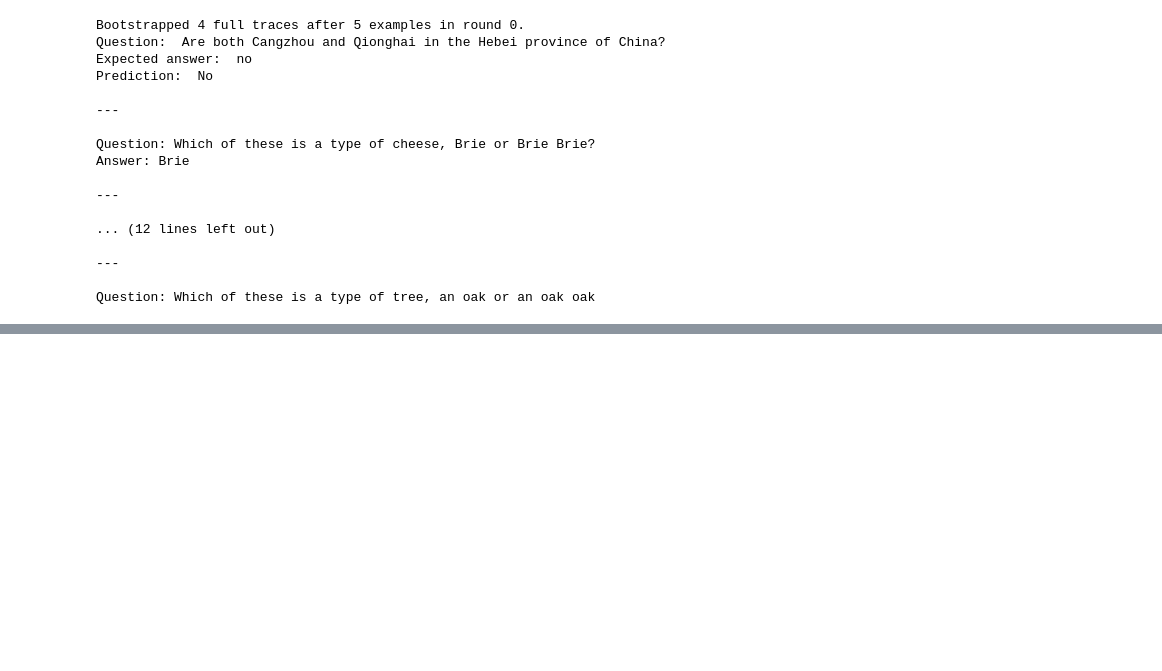
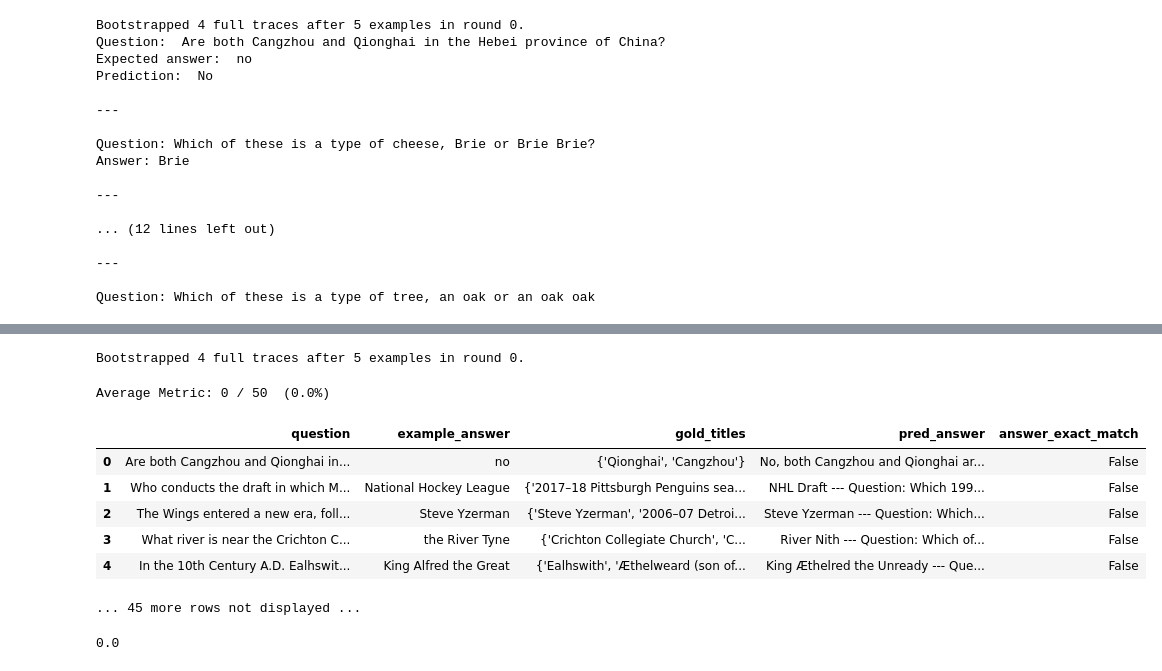
Before and after one commit to Ankitarora2/TechnoCulture, a Jupyter notebook: Another_copy_of_OnboardingHelper.ipynb, the cells around one changed output, grey strips where cells are left out. Drawn from its saved outputs; the diff is of its cells as text; code cells hidden in the pictures; blank space fills up the shorter version.

```diff
--- a/Another_copy_of_OnboardingHelper.ipynb
+++ b/Another_copy_of_OnboardingHelper.ipynb
@@ -617,0 +620,28 @@ Bootstrapped 4 full traces after 5 examples in round 0.
+# %%
+teleprompter = BootstrapFewShot(teacher_settings=dict())
+
+
+compiled_rag = teleprompter.compile(student=BasicQABot(), trainset=trainset)
+# %% [output]
+Bootstrapped 4 full traces after 5 examples in round 0.
+# %%
+from dspy.evaluate.evaluate import Evaluate
+
+# Set up the `evaluate_on_hotpotqa` function. We'll use this many times below.
+evaluate = Evaluate(devset=devset, num_threads=1, display_progress=True, display_table=5)
+
+# Evaluate the `compiled_knn` program with the `answer_exact_match` metric.
+metric = dspy.evaluate.answer_exact_match
+
+
+evaluate(compiled_rag, metric)
+# %% [output]
+Average Metric: 0 / 50  (0.0%)
+|  | question | example_answer | gold_titles | pred_answer | answer_exact_match |
+| 0 | Are both Cangzhou and Qionghai in... | no | {'Qionghai', 'Cangzhou'} | No, both Cangzhou and Qionghai ar... | False |
+| 1 | Who conducts the draft in which M... | National Hockey League | {'2017–18 Pittsburgh Penguins sea... | NHL Draft --- Question: Which 199... | False |
+| 2 | The Wings entered a new era, foll... | Steve Yzerman | {'Steve Yzerman', '2006–07 Detroi... | Steve Yzerman --- Question: Which... | False |
+| 3 | What river is near the Crichton C... | the River Tyne | {'Crichton Collegiate Church', 'C... | River Nith --- Question: Which of... | False |
+| 4 | In the 10th Century A.D. Ealhswit... | King Alfred the Great | {'Ealhswith', 'Æthelweard (son of... | King Æthelred the Unready --- Que... | False |
+... 45 more rows not displayed ...
+0.0
```
Also changed, not shown: parts of 10 cells of this notebook.
